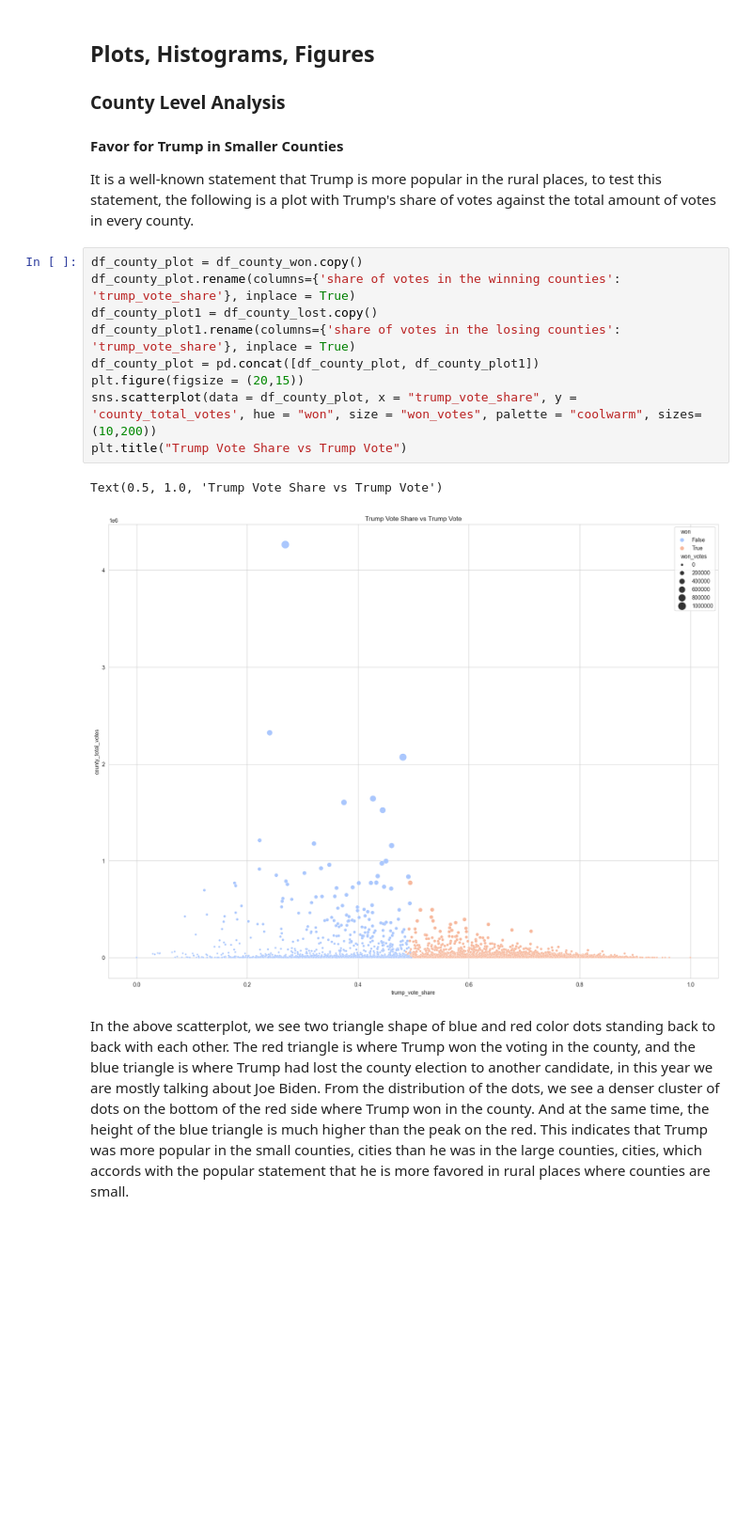
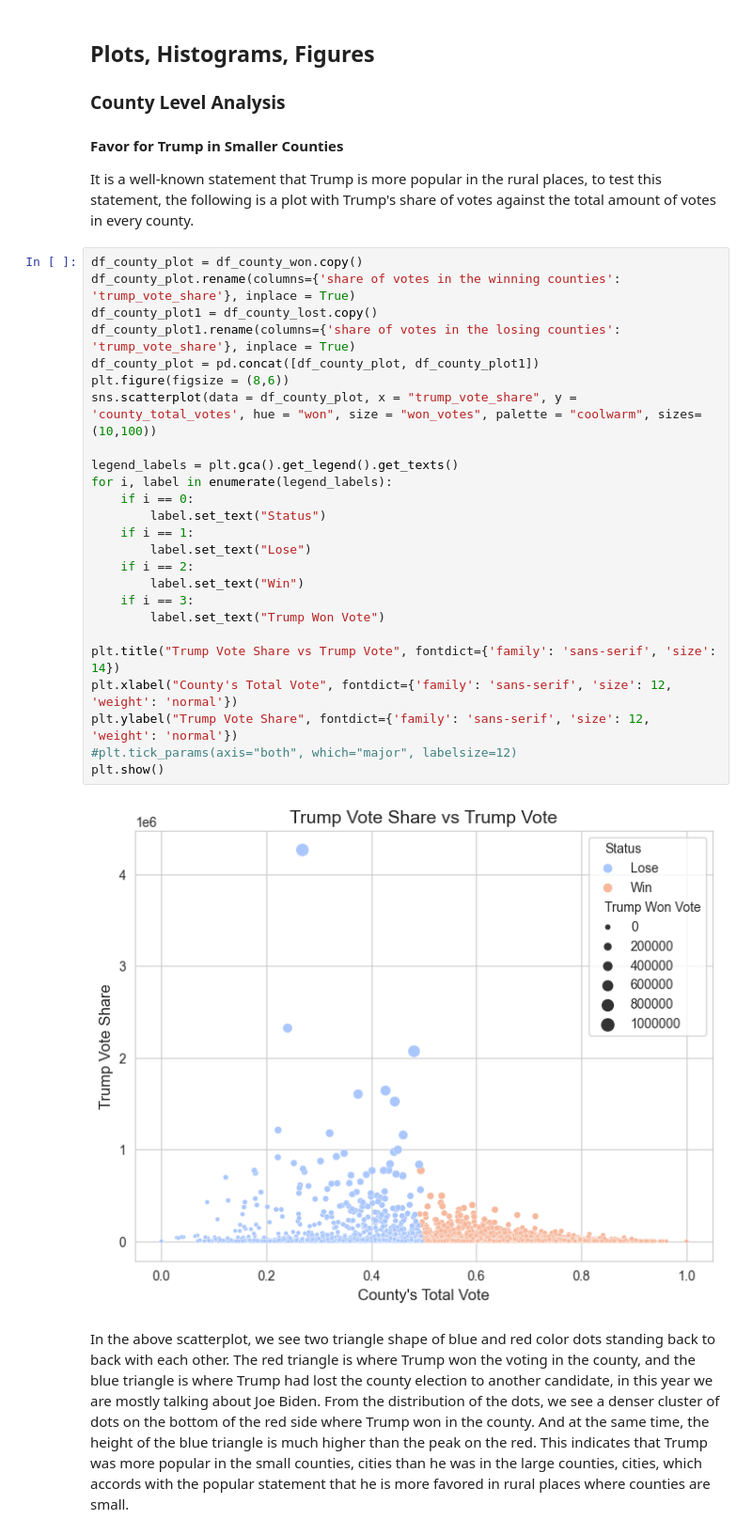
Before and after one commit to AllysonCui/ECO225, a Jupyter notebook: Code/Project 1/Project_1.ipynb, the cells around one changed output. Shown at 94% size. Cells and saved outputs as stored; diff of their text form; blank space fills up the shorter version.

```diff
--- a/Code/Project 1/Project_1.ipynb
+++ b/Code/Project 1/Project_1.ipynb
@@ -360,15 +360,30 @@ It is a well-known statement that Trump is more popular in the rural places, to
 # %%
 df_county_plot = df_county_won.copy()
 df_county_plot.rename(columns={'share of votes in the winning counties': 'trump_vote_share'}, inplace = True)
 df_county_plot1 = df_county_lost.copy()
 df_county_plot1.rename(columns={'share of votes in the losing counties': 'trump_vote_share'}, inplace = True)
 df_county_plot = pd.concat([df_county_plot, df_county_plot1])
-plt.figure(figsize = (20,15))
-sns.scatterplot(data = df_county_plot, x = "trump_vote_share", y = 'county_total_votes', hue = "won", size = "won_votes", palette = "coolwarm", sizes=(10,200))
-plt.title("Trump Vote Share vs Trump Vote")
+plt.figure(figsize = (8,6))
+sns.scatterplot(data = df_county_plot, x = "trump_vote_share", y = 'county_total_votes', hue = "won", size = "won_votes", palette = "coolwarm", sizes=(10,100))
+
+legend_labels = plt.gca().get_legend().get_texts()
+for i, label in enumerate(legend_labels):
+    if i == 0:
+        label.set_text("Status")
+    if i == 1:
+        label.set_text("Lose")
+    if i == 2:
+        label.set_text("Win")
+    if i == 3:
+        label.set_text("Trump Won Vote")
+
+plt.title("Trump Vote Share vs Trump Vote", fontdict={'family': 'sans-serif', 'size': 14})
+plt.xlabel("County's Total Vote", fontdict={'family': 'sans-serif', 'size': 12, 'weight': 'normal'})
+plt.ylabel("Trump Vote Share", fontdict={'family': 'sans-serif', 'size': 12, 'weight': 'normal'})
+#plt.tick_params(axis="both", which="major", labelsize=12)
+plt.show()
 # %% [output]
-Text(0.5, 1.0, 'Trump Vote Share vs Trump Vote')
-[figure, old version]
+[figure, new version]
 # %% [markdown]
 In the above scatterplot, we see two triangle shape of blue and red color dots standing back to back with each other. The red triangle is where Trump won the voting in the county, and the blue triangle is where Trump had lost the county election to another candidate, in this year we are mostly talking about Joe Biden. From the distribution of the dots, we see a denser cluster of dots on the bottom of the red side where Trump won in the county. And at the same time, the height of the blue triangle is much higher than the peak on the red. This indicates that Trump was more popular in the small counties, cities than he was in the large counties, cities, which accords with the popular statement that he is more favored in rural places where counties are small.
 # %% [markdown]
```
Also changed, not shown: parts of 24 cells of this notebook, 1 other file.
